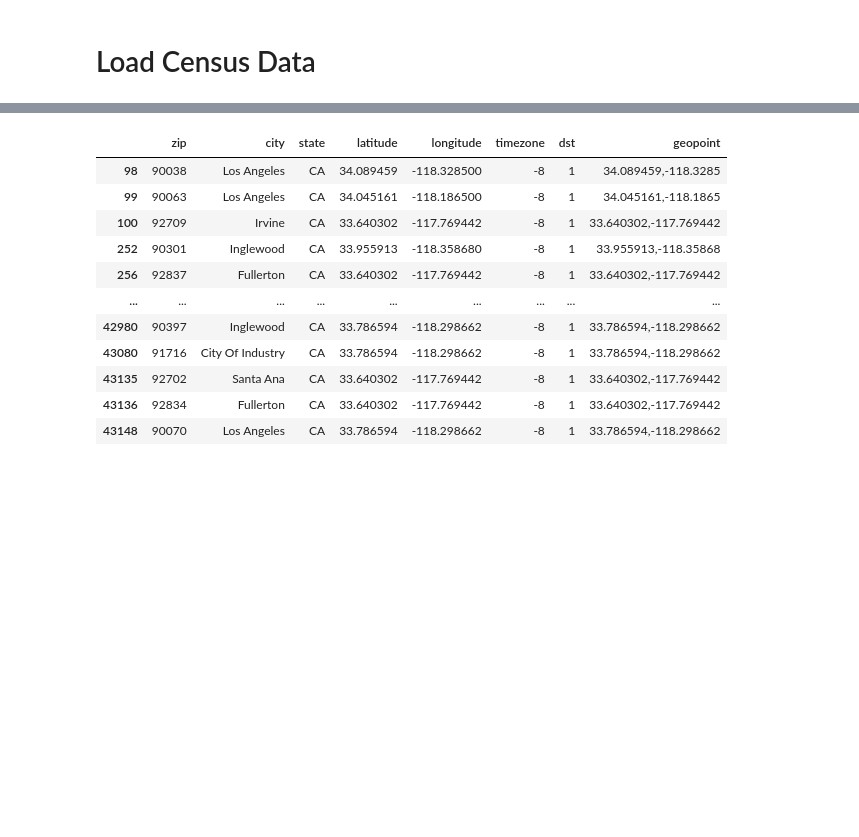
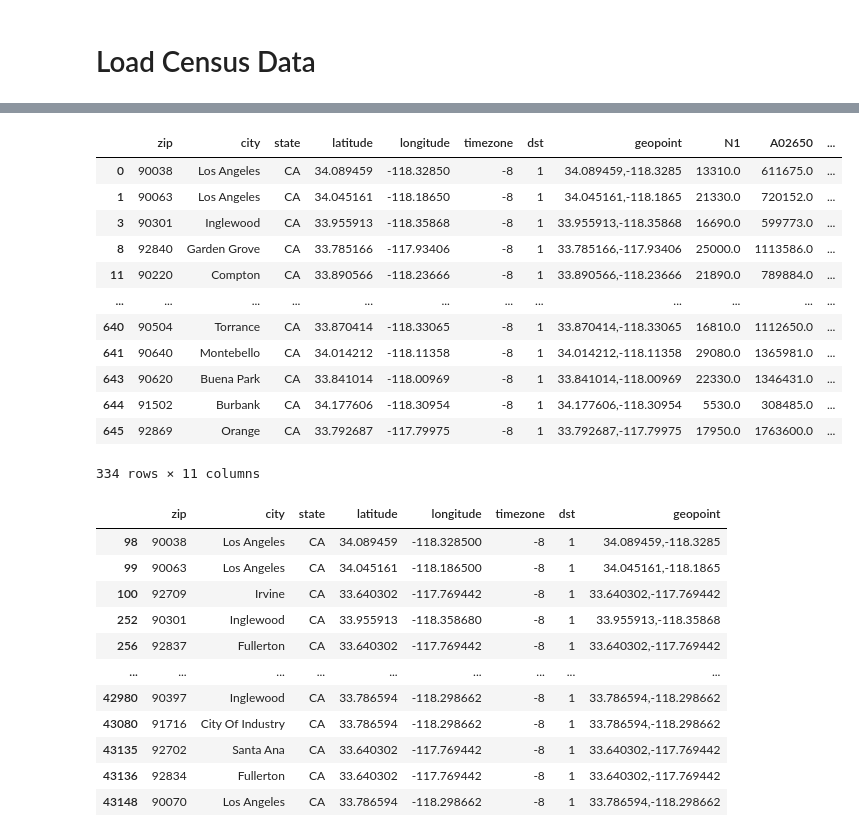
Before and after one commit to erikrozi/acmlab, a Jupyter notebook: unsupervised.ipynb, the cells around one changed output, grey strips where cells are left out. Drawn from its saved outputs; the diff is of its cells as text; code cells hidden in the pictures; blank space fills up the shorter version.

```diff
--- a/unsupervised.ipynb
+++ b/unsupervised.ipynb
@@ -56,0 +59,7 @@ cleaned_tax_data
+# %%
+tax_returns_data = pd.read_csv("16zpallnoagi.csv")
+cleaned_tax_data_edit = pd.DataFrame(tax_returns_data, columns = ["ZIPCODE", "N1", "A02650"])
+#cleaned_tax_data_edit = cleaned_tax_data_edit[(cleaned_tax_data_edit['ZIPCODE'] <= 97000) & (cleaned_tax_data_edit['ZIPCODE'] >= 90000)] #remove zipcodes not in california
+cleaned_tax_data_edit.columns = ['zip', 'N1', 'A02650']
+cleaned_tax_data_edit['aveincome'] = (cleaned_tax_data_edit['A02650'] / cleaned_tax_data_edit['N1']) * 1000
+cleaned_tax_data_edit
@@ -57,3 +80,22 @@ cleaned_tax_data
+# %%
+ziplation_data_edit = pd.read_csv("ziplatlon.csv", sep = ";")
+parsed_ziplation_data_edit = ziplation_data_edit[(ziplation_data_edit['latitude'] <= 34.3) & (ziplation_data_edit['latitude'] >= 33.5) & (ziplation_data_edit['longitude'] >= -118.6) & (ziplation_data_edit['longitude'] <= -117.6)]
+merged_zip_data = pd.merge(parsed_ziplation_data_edit, cleaned_tax_data_edit, how='left', on= 'zip')
+merged_zip_data.dropna()
+# %% [output]
+|  | zip | city | state | latitude | longitude | timezone | dst | geopoint | N1 | A02650 | ... |
+| 0 | 90038 | Los Angeles | CA | 34.089459 | -118.32850 | -8 | 1 | 34.089459,-118.3285 | 13310.0 | 611675.0 | ... |
+| 1 | 90063 | Los Angeles | CA | 34.045161 | -118.18650 | -8 | 1 | 34.045161,-118.1865 | 21330.0 | 720152.0 | ... |
+| 3 | 90301 | Inglewood | CA | 33.955913 | -118.35868 | -8 | 1 | 33.955913,-118.35868 | 16690.0 | 599773.0 | ... |
+| 8 | 92840 | Garden Grove | CA | 33.785166 | -117.93406 | -8 | 1 | 33.785166,-117.93406 | 25000.0 | 1113586.0 | ... |
+| 11 | 90220 | Compton | CA | 33.890566 | -118.23666 | -8 | 1 | 33.890566,-118.23666 | 21890.0 | 789884.0 | ... |
+| ... | ... | ... | ... | ... | ... | ... | ... | ... | ... | ... | ... |
+| 640 | 90504 | Torrance | CA | 33.870414 | -118.33065 | -8 | 1 | 33.870414,-118.33065 | 16810.0 | 1112650.0 | ... |
+| 641 | 90640 | Montebello | CA | 34.014212 | -118.11358 | -8 | 1 | 34.014212,-118.11358 | 29080.0 | 1365981.0 | ... |
+| 643 | 90620 | Buena Park | CA | 33.841014 | -118.00969 | -8 | 1 | 33.841014,-118.00969 | 22330.0 | 1346431.0 | ... |
+| 644 | 91502 | Burbank | CA | 34.177606 | -118.30954 | -8 | 1 | 34.177606,-118.30954 | 5530.0 | 308485.0 | ... |
+| 645 | 92869 | Orange | CA | 33.792687 | -117.79975 | -8 | 1 | 33.792687,-117.79975 | 17950.0 | 1763600.0 | ... |
+334 rows × 11 columns
 # %%
 ziplation_data = pd.read_csv("ziplatlon.csv", sep = ";")
 parsed_ziplation_data = ziplation_data[(ziplation_data['latitude'] <= 34.3) & (ziplation_data['latitude'] >= 33.5) & (ziplation_data['longitude'] >= -118.6) & (ziplation_data['longitude'] <= -117.6)]
```
Also changed, not shown: parts of 11 cells of this notebook.
